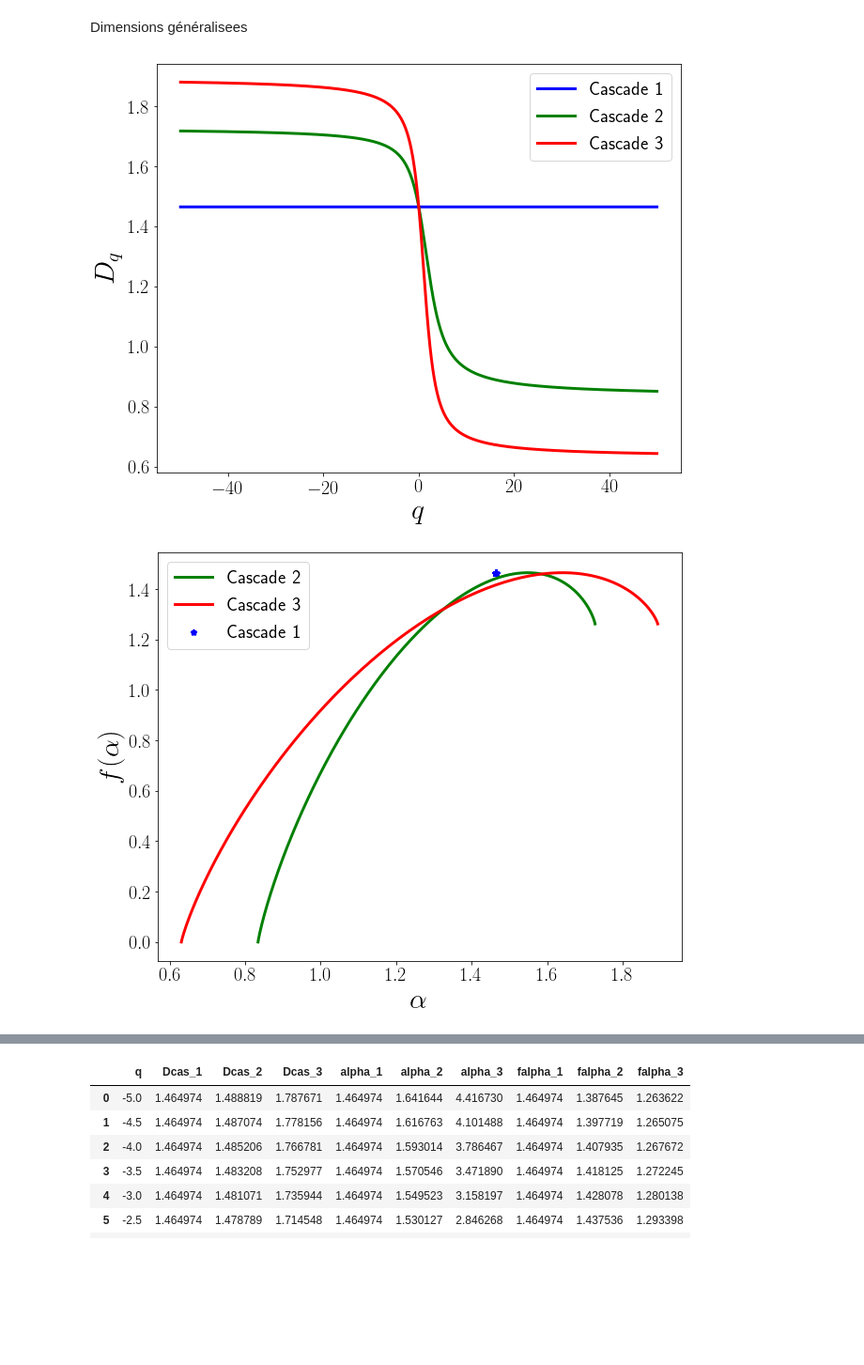
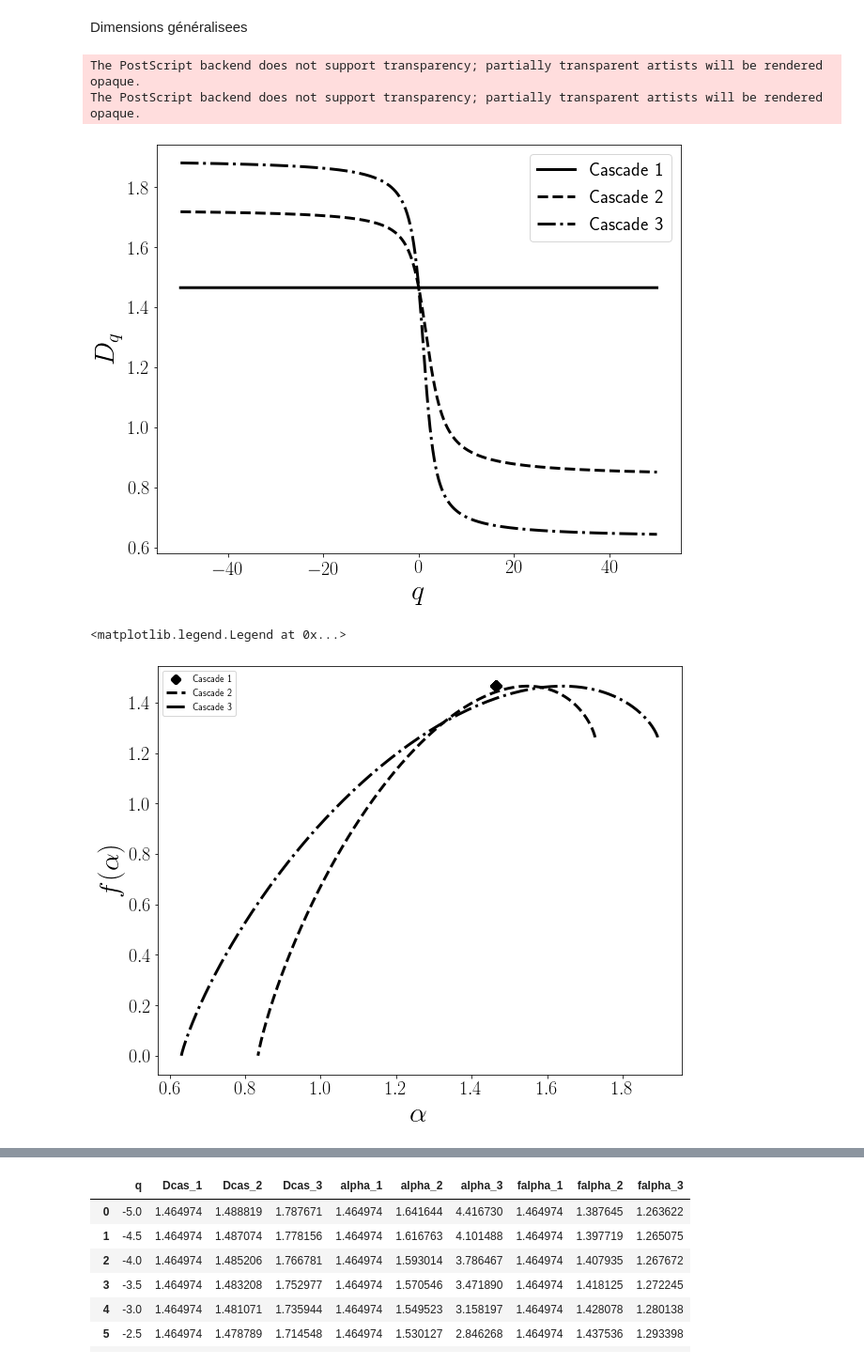
Before and after one commit to fsemecurbe/GWFA, a Jupyter notebook: image.ipynb, the cells around one changed output, grey strips where cells are left out. Shown: that part at 94% size. Saved outputs shown, nothing was run; the diff lists cells and outputs as text; code cells hidden in the pictures; blank space fills up the shorter version.

Commit message:
add figures BW

```diff
--- a/image.ipynb
+++ b/image.ipynb
@@ -237,16 +179,20 @@ Dimension['Dcas_1'] = Dimension.q.apply(lambda x : entropy(gen1[gen1>0],x))
 Dimension['Dcas_2'] = Dimension.q.apply(lambda x : entropy(gen2[gen2>0],x))
 Dimension['Dcas_3'] = Dimension.q.apply(lambda x : entropy(gen3[gen3>0],x))
 # %%
-ax = Dimension.plot.line('q', 'Dcas_1', color='blue', label='Cascade 1',  linewidth=3, figsize=(10,8))
-Dimension.plot.line('q', 'Dcas_2', color='green', label='Cascade 2', ax=ax, linewidth=3)
-Dimension.plot.line('q', 'Dcas_3', color='red', label='Cascade 3', ax=ax, linewidth=3)
+ax = Dimension.plot.line('q', 'Dcas_1', color='black', label='Cascade 1',  linewidth=3, figsize=(10,8))
+Dimension.plot.line('q', 'Dcas_2', color='black', label='Cascade 2', ax=ax, linewidth=3, linestyle='--')
+Dimension.plot.line('q', 'Dcas_3', color='black', label='Cascade 3', ax=ax, linewidth=3, linestyle='-.')
 ax.set_ylabel('$D_q$', fontsize=30)
 ax.set_xlabel('$q$', fontsize=30)
 ax.legend(fontsize=20)
 ax.tick_params(axis='both', which='major', labelsize=20)
 ax.tick_params(axis='both', which='minor', labelsize=18)
+plt.savefig('dimension.png')
+plt.savefig('dimension.eps', format='eps')
 # %% [output]
+The PostScript backend does not support transparency; partially transparent artists will be rendered opaque.
+The PostScript backend does not support transparency; partially transparent artists will be rendered opaque.
-[figure, old version]
+[figure, new version]
 # %%
 def alpha(P,q):
     Pq = P**q / np.sum(P**q)
@@ -262,16 +208,22 @@ Dimension['falpha_1'] = Dimension.q.apply(lambda x : falpha(gen1[gen1>0],x))
 Dimension['falpha_2'] = Dimension.q.apply(lambda x : falpha(gen2[gen2>0],x))
 Dimension['falpha_3'] = Dimension.q.apply(lambda x : falpha(gen3[gen3>0],x))
 # %%
-ax = Dimension.plot.line('alpha_2', 'falpha_2', color='green', label='Cascade 2', linewidth=3, figsize=(10,8))
-Dimension.plot.line('alpha_3', 'falpha_3', color='red', label='Cascade 3', ax=ax, linewidth=3)
-Dimension.plot.scatter('alpha_1', 'falpha_1', color='blue', label='Cascade 1', ax=ax, marker='*', linewidth=3)
+ax=Dimension.plot.scatter('alpha_1', 'falpha_1', color='black', label='Cascade 1',  marker='D', linewidth=5, figsize=(10,8))
+Dimension.plot.line('alpha_2', 'falpha_2', color='black', label='Cascade 2', linewidth=3, ax=ax,  linestyle='--')
+Dimension.plot.line('alpha_3', 'falpha_3', color='black', label='Cascade 3', ax=ax, linewidth=3, linestyle='-.')
+
 ax.set_ylabel(r'$ f(\alpha) $', fontsize=30)
 ax.set_xlabel(r'$ \alpha $', fontsize=30)
 ax.legend(fontsize=20)
 ax.tick_params(axis='both', which='major', labelsize=20)
 ax.tick_params(axis='both', which='minor', labelsize=18)
+handles, labels = ax.get_legend_handles_labels()
+# sort both labels and handles by labels
+labels, handles = zip(*sorted(zip(labels, handles), key=lambda t: t[0]))
+ax.legend(handles, labels)
 # %% [output]
+<matplotlib.legend.Legend at 0x...>
-[figure, old version]
+[figure, new version]
 # %%
 Dimension.q.apply(lambda x : alpha(gen2[gen2>0],x))
 # %% [output]
```
Also changed, not shown: parts of 3 cells of this notebook.
